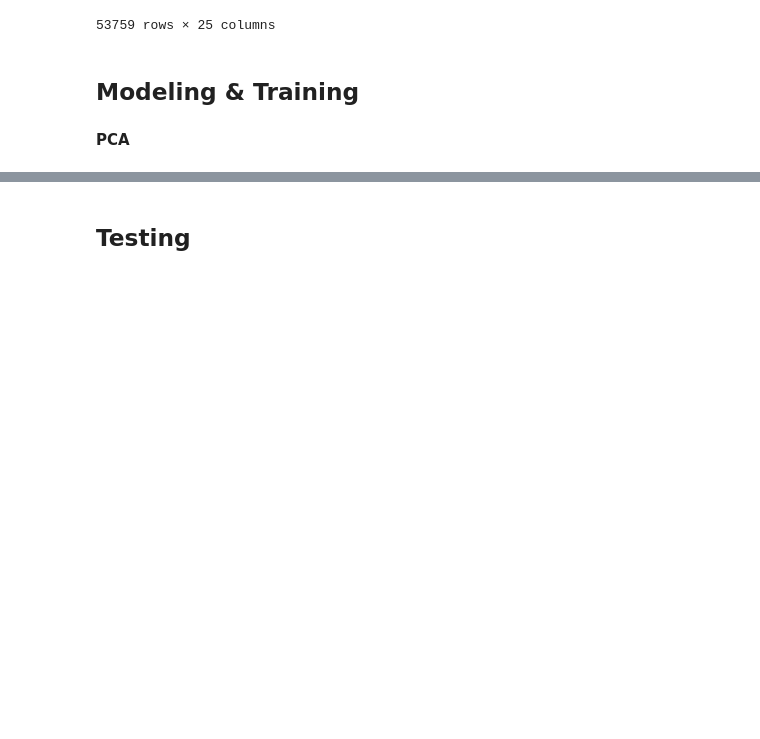
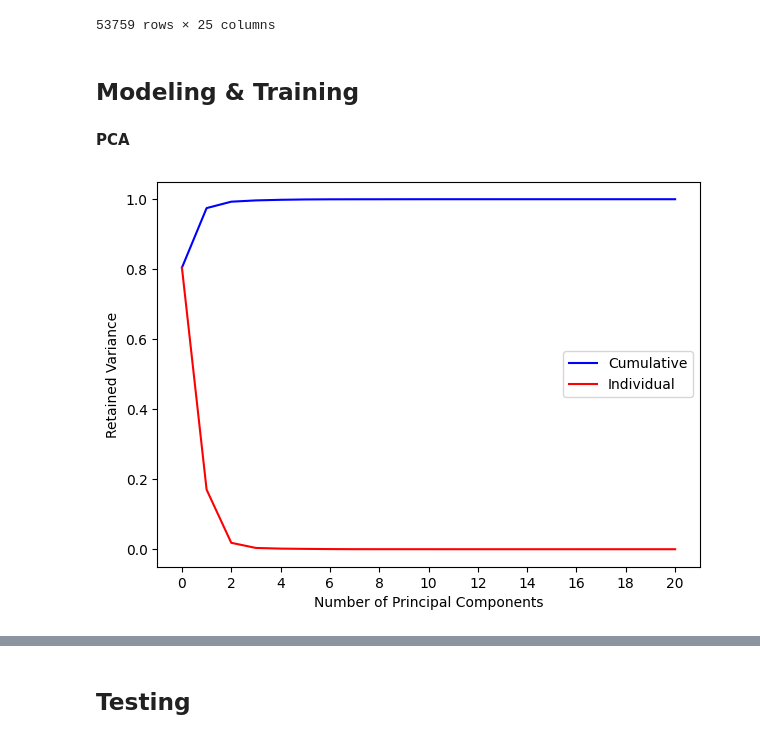
Before and after one commit to mfranzreb/DDMML_project, a Jupyter notebook: Turbofan/Master.ipynb, the cells around one changed output, grey strips where cells are left out. Drawn from its saved outputs; the diff is of its cells as text; code cells hidden in the pictures; blank space fills up the shorter version.

```diff
--- a/Turbofan/Master.ipynb
+++ b/Turbofan/Master.ipynb
@@ -140,20 +140,25 @@ data
 **PCA**
 # %%
 # PCA
-Z = StandardScaler().fit_transform(X)
+Z = data.values[:, 3:-1]
 pca = PCA().fit(Z)
 coeff = (pca.components_).T
 score = pca.transform(Z)
 variance_ratio = pca.explained_variance_ratio_
 
 fig = plt.figure(figsize=(7, 5))
 
+n = data.shape[1] -4
+
+# >>> enter your code here
 plt.plot(range(n), variance_ratio.cumsum(), 'b-')
 plt.plot(range(n), variance_ratio, 'r-')
 plt.xlabel('Number of Principal Components')
 plt.ylabel('Retained Variance')
 plt.xticks(range(0, 21, 2))
 plt.legend(['Cumulative', 'Individual']);
+# %% [output]
+[figure, added]
 # %%
 %matplotlib ipympl
 fig = plt.figure(figsize=(10, 8))
```
Also changed, not shown: parts of 1 cell of this notebook.
